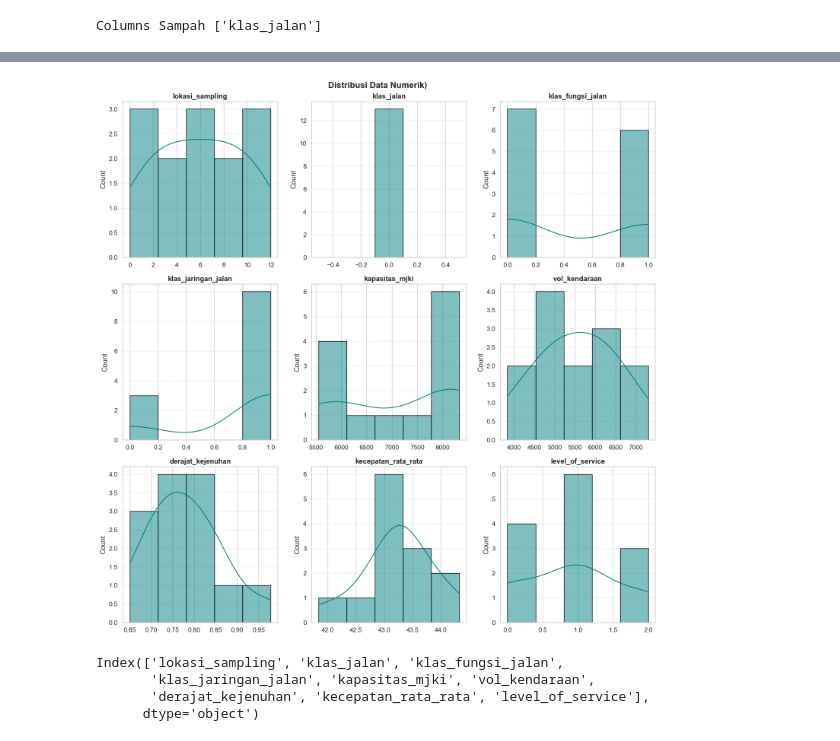
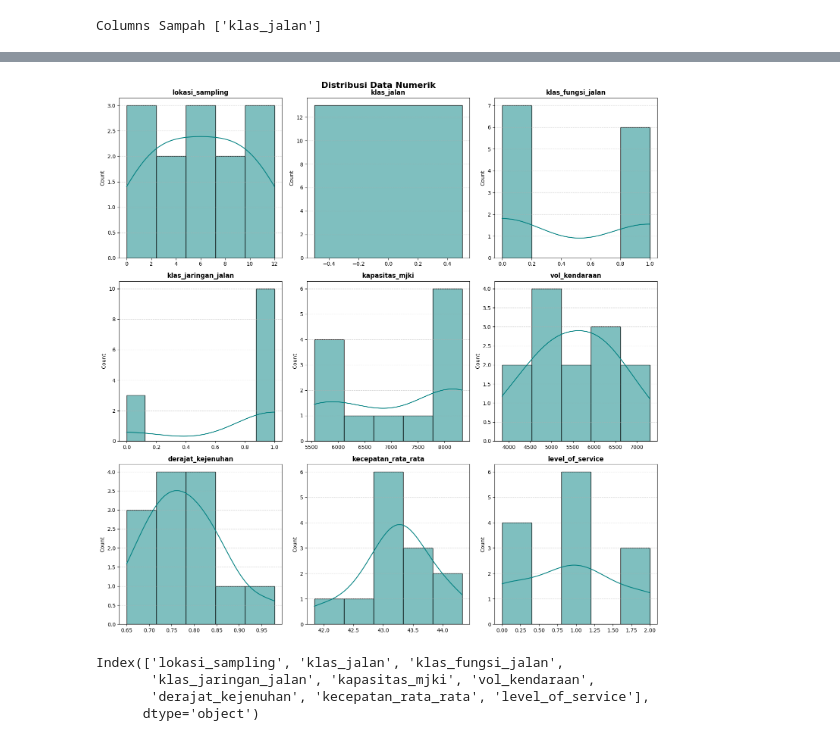
Before and after one commit to ghatpreneur/Data-Analytics-Project, a Jupyter notebook: Traffic Level of Service/Surabaya.ipynb, the cells around one changed output, grey strips where cells are left out. Saved outputs shown, nothing was run; the diff lists cells and outputs as text; code cells hidden in the pictures.

Commit message:
belajar analysis dan visualisasi

```diff
--- a/Traffic Level of Service/Surabaya.ipynb
+++ b/Traffic Level of Service/Surabaya.ipynb
@@ -160,30 +160,29 @@ Variansi Kecepatan: 1.50%  (jika > berarti data asli)
 # %%
 # 2. Hitung Grid Pake "Logika Murni"
 n_cols_per_row = 3
 n_features = len(df_clean.columns)
 
-# --- THE MAGIC FORMULA ---
 # (Total + Pembagi - 1) // Pembagi
 n_rows = (n_features + n_cols_per_row - 1) // n_cols_per_row
 
 # 3. Setup Canvas
 plt.figure(figsize=(15, 5 * n_rows))
-plt.suptitle("Distribusi Data Numerik)", fontsize=16, fontweight='bold')
+plt.suptitle("Distribusi Data Numerik", fontsize=16, fontweight='bold')
 
 # 4. Loop
 for i, col in enumerate(df_clean.columns):
     plt.subplot(n_rows, n_cols_per_row, i + 1)
 
-    sns.histplot(df_clean[col], bins=5, kde=True, color='teal', edgecolor='black')
+    sns.histplot(df_clean[col], bins='auto', kde=True, color='teal', edgecolor='black')
 
     plt.title(col, fontweight='bold')
     plt.grid(axis='y', linestyle='--', alpha=0.5)
     plt.xlabel('')
 
 plt.tight_layout()
 plt.show()
 # %% [output]
-[figure, old version]
+[figure, new version]
 # %%
 df_clean.columns
 # %% [output]
```
Also changed, not shown: parts of 17 cells of this notebook.
